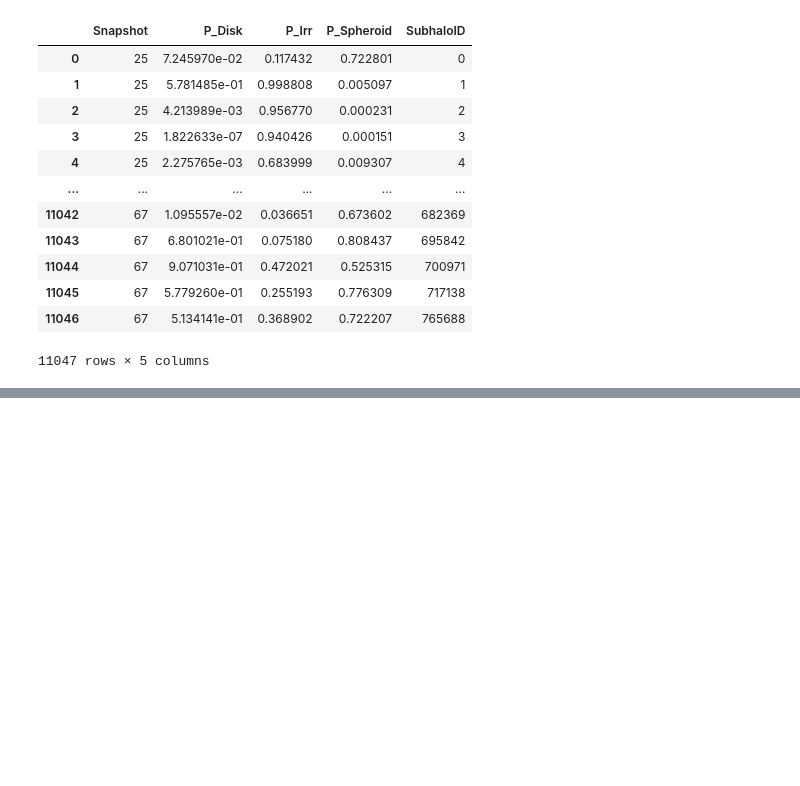
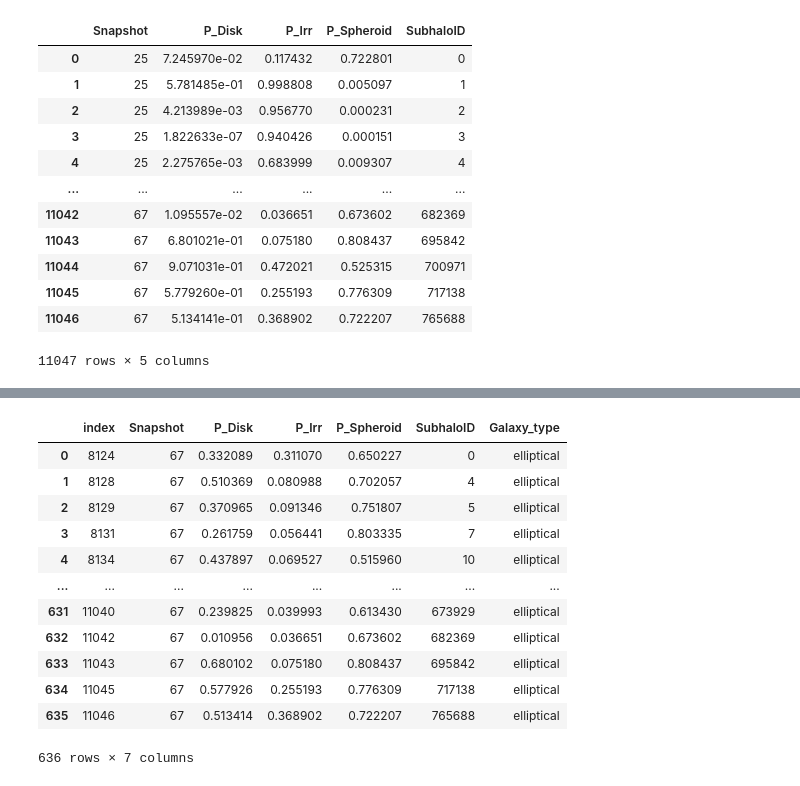
Before and after one commit to ImPriyatam/galmorph, a Jupyter notebook: galMor.ipynb, the cells around one changed output, grey strips where cells are left out. Saved outputs shown, nothing was run; the diff lists cells and outputs as text; code cells hidden in the pictures; blank space fills up the shorter version.

```diff
--- a/galMor.ipynb
+++ b/galMor.ipynb
@@ -32 +122,17 @@ df_loaded
+# %%
+df_loaded[df_loaded["Snapshot"]== 67][df_loaded["Galaxy_type"] == "elliptical"].reset_index()
+# %% [output]
+|  | index | Snapshot | P_Disk | P_Irr | P_Spheroid | SubhaloID | Galaxy_type |
+| 0 | 8124 | 67 | 0.332089 | 0.311070 | 0.650227 | 0 | elliptical |
+| 1 | 8128 | 67 | 0.510369 | 0.080988 | 0.702057 | 4 | elliptical |
+| 2 | 8129 | 67 | 0.370965 | 0.091346 | 0.751807 | 5 | elliptical |
+| 3 | 8131 | 67 | 0.261759 | 0.056441 | 0.803335 | 7 | elliptical |
+| 4 | 8134 | 67 | 0.437897 | 0.069527 | 0.515960 | 10 | elliptical |
+| ... | ... | ... | ... | ... | ... | ... | ... |
+| 631 | 11040 | 67 | 0.239825 | 0.039993 | 0.613430 | 673929 | elliptical |
+| 632 | 11042 | 67 | 0.010956 | 0.036651 | 0.673602 | 682369 | elliptical |
+| 633 | 11043 | 67 | 0.680102 | 0.075180 | 0.808437 | 695842 | elliptical |
+| 634 | 11045 | 67 | 0.577926 | 0.255193 | 0.776309 | 717138 | elliptical |
+| 635 | 11046 | 67 | 0.513414 | 0.368902 | 0.722207 | 765688 | elliptical |
+636 rows × 7 columns
 # %%
```
Also changed, not shown: parts of 14 cells of this notebook.
